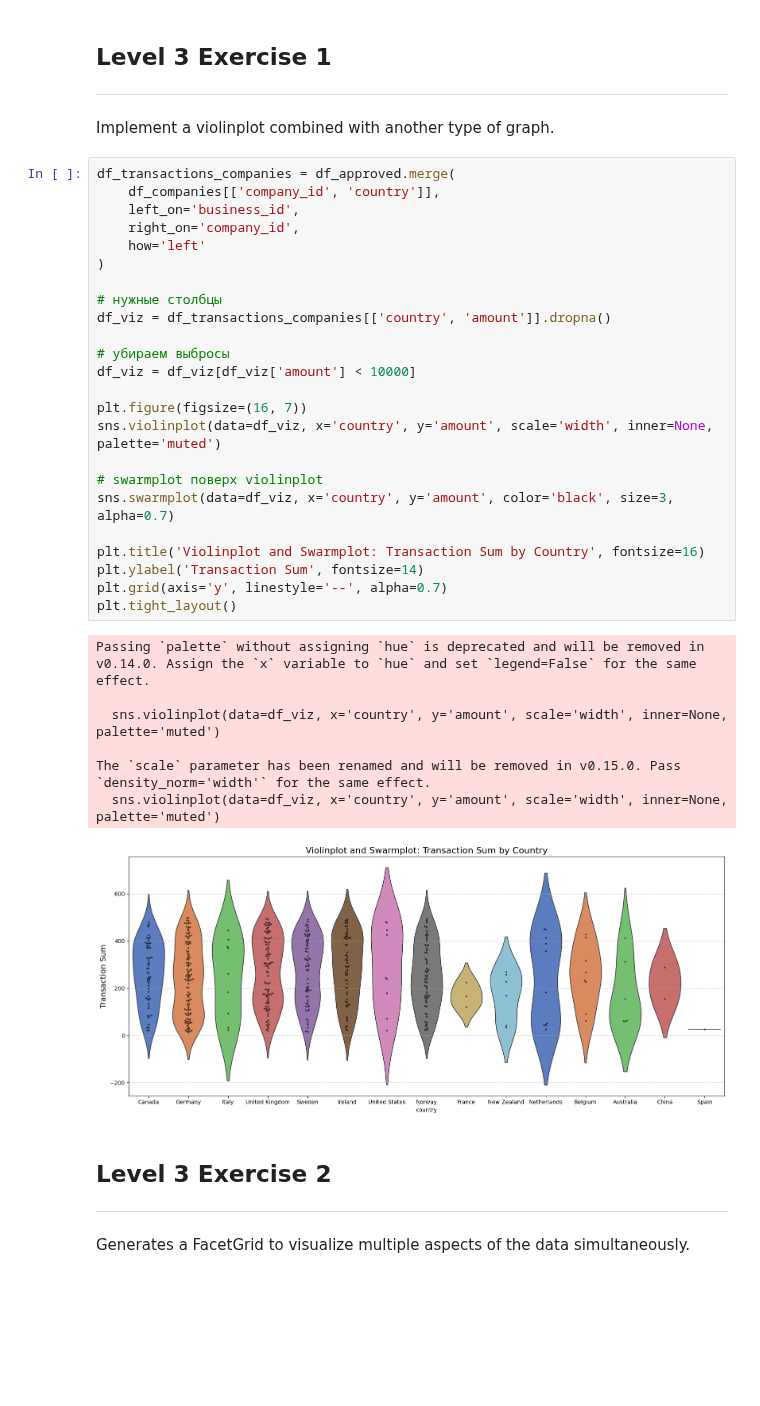
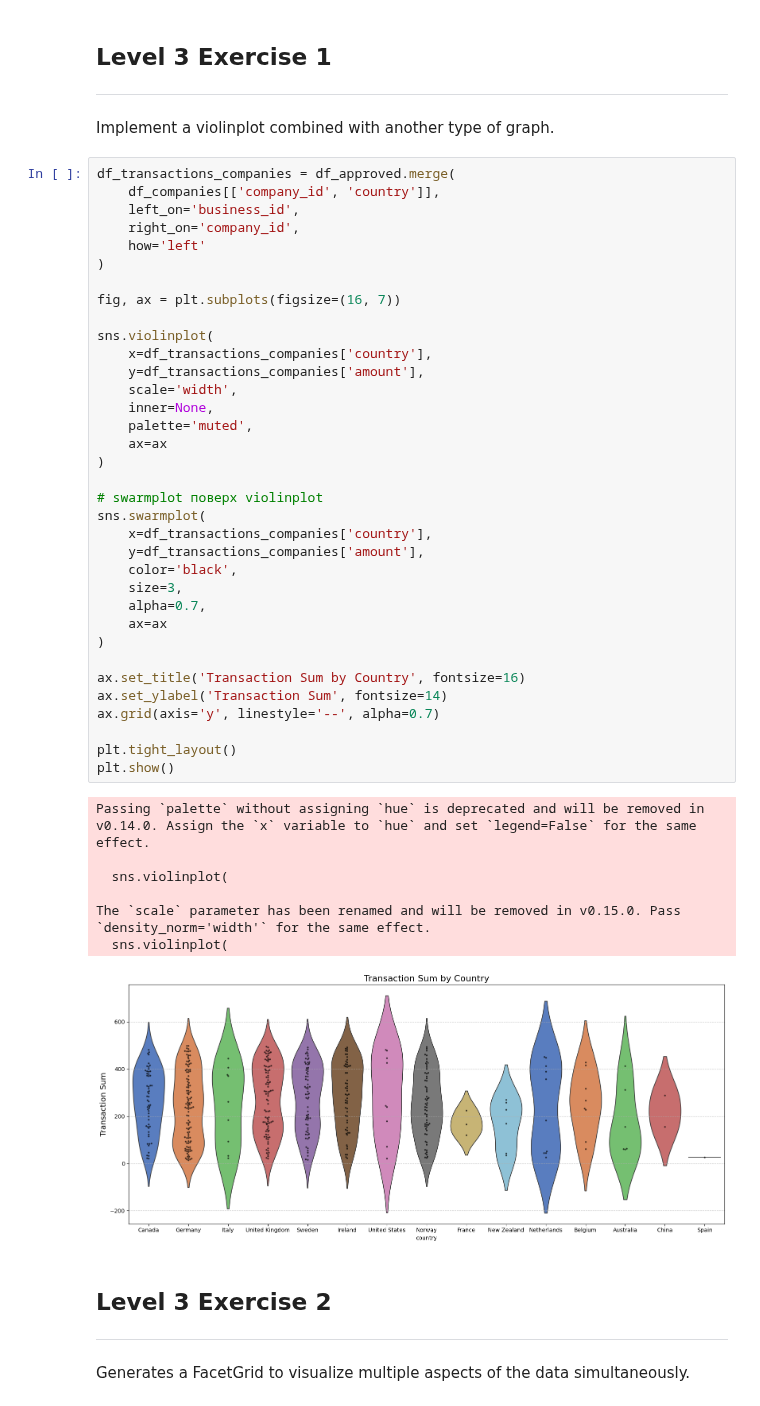
Before and after one commit to leocareer/DA_specialization, a Jupyter notebook: Sprint_08/S8_01.ipynb, the cells around one changed output. Drawn from its saved outputs; the diff is of its cells as text; blank space fills up the shorter version.

```diff
--- a/Sprint_08/S8_01.ipynb
+++ b/Sprint_08/S8_01.ipynb
@@ -344,35 +388,46 @@ Implement a violinplot combined with another type of graph.
 # %%
 df_transactions_companies = df_approved.merge(
     df_companies[['company_id', 'country']],
     left_on='business_id',
     right_on='company_id',
     how='left'
 )
 
-# нужные столбцы
-df_viz = df_transactions_companies[['country', 'amount']].dropna()
+fig, ax = plt.subplots(figsize=(16, 7))
 
-# убираем выбросы
-df_viz = df_viz[df_viz['amount'] < 10000]
-
-plt.figure(figsize=(16, 7))
-sns.violinplot(data=df_viz, x='country', y='amount', scale='width', inner=None, palette='muted')
+sns.violinplot(
+    x=df_transactions_companies['country'],
+    y=df_transactions_companies['amount'],
+    scale='width',
+    inner=None,
+    palette='muted',
+    ax=ax
+)
 
 # swarmplot поверх violinplot
-sns.swarmplot(data=df_viz, x='country', y='amount', color='black', size=3, alpha=0.7)
+sns.swarmplot(
+    x=df_transactions_companies['country'],
+    y=df_transactions_companies['amount'],
+    color='black',
+    size=3,
+    alpha=0.7,
+    ax=ax
+)
 
-plt.title('Violinplot and Swarmplot: Transaction Sum by Country', fontsize=16)
-plt.ylabel('Transaction Sum', fontsize=14)
-plt.grid(axis='y', linestyle='--', alpha=0.7)
+ax.set_title('Transaction Sum by Country', fontsize=16)
+ax.set_ylabel('Transaction Sum', fontsize=14)
+ax.grid(axis='y', linestyle='--', alpha=0.7)
+
 plt.tight_layout()
+plt.show()
 # %% [output]
 Passing `palette` without assigning `hue` is deprecated and will be removed in v0.14.0. Assign the `x` variable to `hue` and set `legend=False` for the same effect.
 
-  sns.violinplot(data=df_viz, x='country', y='amount', scale='width', inner=None, palette='muted')
+  sns.violinplot(
 
 The `scale` parameter has been renamed and will be removed in v0.15.0. Pass `density_norm='width'` for the same effect.
-  sns.violinplot(data=df_viz, x='country', y='amount', scale='width', inner=None, palette='muted')
+  sns.violinplot(
-[figure, old version]
+[figure, new version]
 # %% [markdown]
 ## Level 3 Exercise 2
 ---
```
Also changed, not shown: parts of 3 cells of this notebook.
